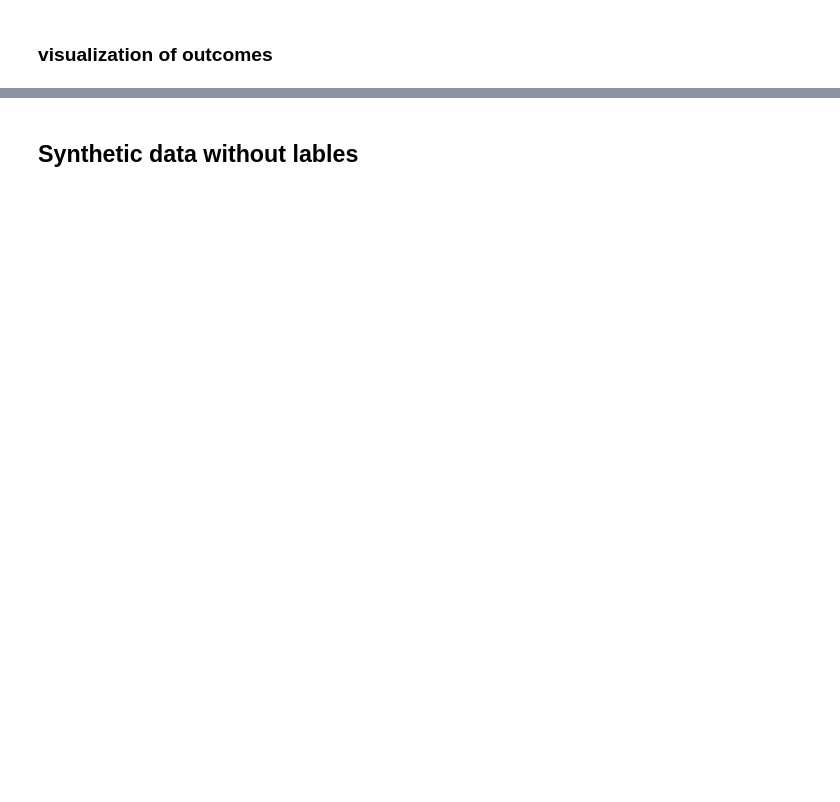
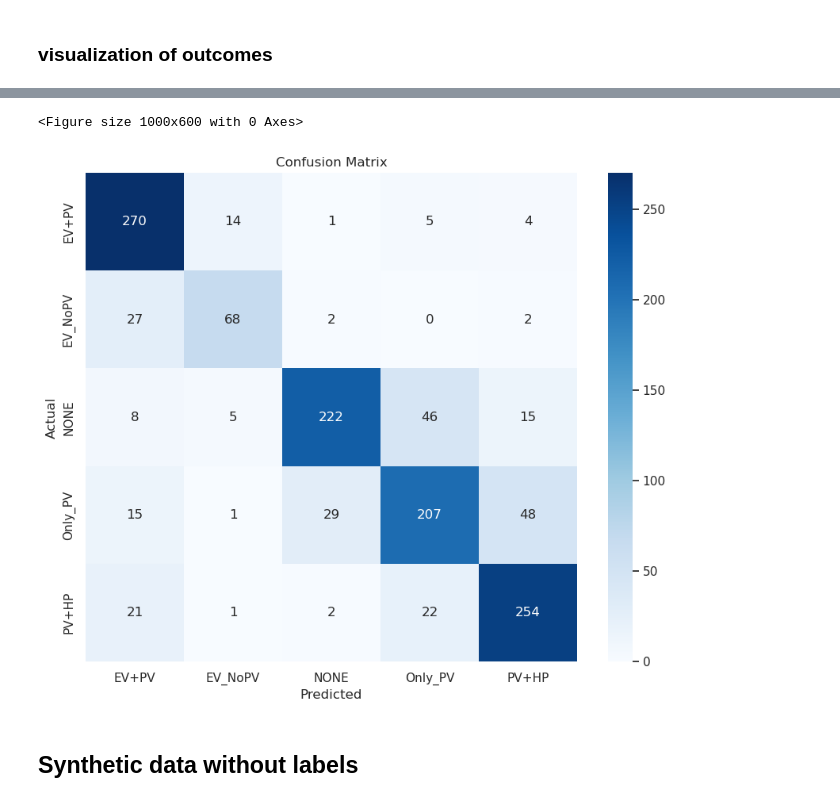
Before and after one commit to MODERATE-Project/HVAC_identification, a Jupyter notebook: XGBoost.ipynb, the cells around one changed output, grey strips where cells are left out. Saved outputs shown, nothing was run; the diff lists cells and outputs as text; code cells hidden in the pictures; blank space fills up the shorter version.

```diff
--- a/XGBoost.ipynb
+++ b/XGBoost.ipynb
@@ -377,12 +405,2 @@ NameError: name 'min_' is not defined
 # %% [markdown]
 ### predict labels
-# %%
-import joblib
-# Load the model and label encoder
-model = joblib.load('best_xgb_model.joblib')
-label_encoder = joblib.load('label_encoder.joblib')
-# Make predictions on the synthetic data
-y_pred_synthetic = model.predict(X)
-y_pred_synthetic_encoded = label_encoder.inverse_transform(y_pred_synthetic)
-# Add the predictions to the synthetic_labels DataFrame
-synthetic_labels['Predicted_Category'] = y_pred_synthetic_encoded
@@ -396,0 +407,10 @@ KeyError: 'Predicted_Category'
+# %%
+import joblib
+# Step 1: Make predictions using the best model
+
+final_model = joblib.load('XGB_realData.joblib')  # Load the best model
+label_encoder=joblib.load('XGB_label_encoder_realData.joblib')
+###
+# Make predictions on the synthetic data
+y_pred = final_model.predict(X_synthetic)
+y_valid_encoded = label_encoder.fit_transform(y_synthetic)
@@ -447,2 +478,25 @@ plt.show()
+# %%
+import numpy as np
+import pandas as pd
+from sklearn.metrics import accuracy_score, classification_report, confusion_matrix
+import seaborn as sns
+import matplotlib.pyplot as plt
+import joblib
+
+# Plot per-label accuracy (recall)
+plt.figure(figsize=(10, 6))
+sns.set_theme(style="whitegrid", palette="muted")
+
+# Step 4: Confusion Matrix
+cm = confusion_matrix(y_valid_encoded, y_pred, labels=final_model.classes_)
+plt.figure(figsize=(10, 8))
+sns.heatmap(cm, annot=True, fmt="d", cmap="Blues", xticklabels=label_encoder.classes_, yticklabels=label_encoder.classes_)
+plt.xlabel("Predicted")
+plt.ylabel("Actual")
+plt.title("Confusion Matrix")
+plt.show()
+# %% [output]
+<Figure size 1000x600 with 0 Axes>
+[figure, added]
 # %% [markdown]
-## Synthetic data without lables
+## Synthetic data without labels
```
Also changed, not shown: parts of 40 cells of this notebook, 8 other files.
